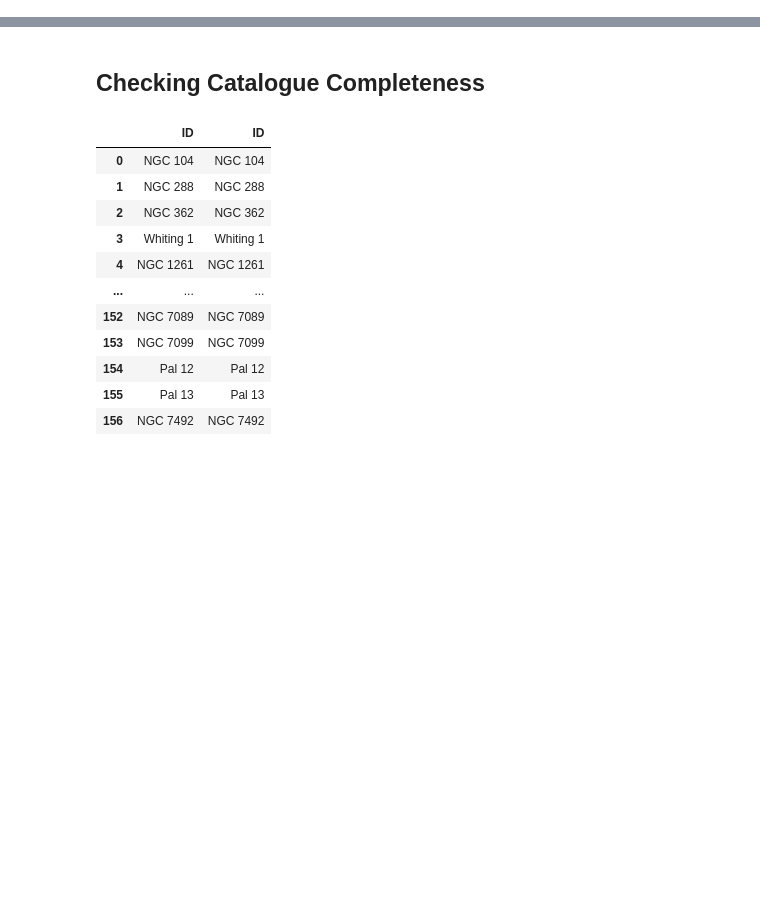
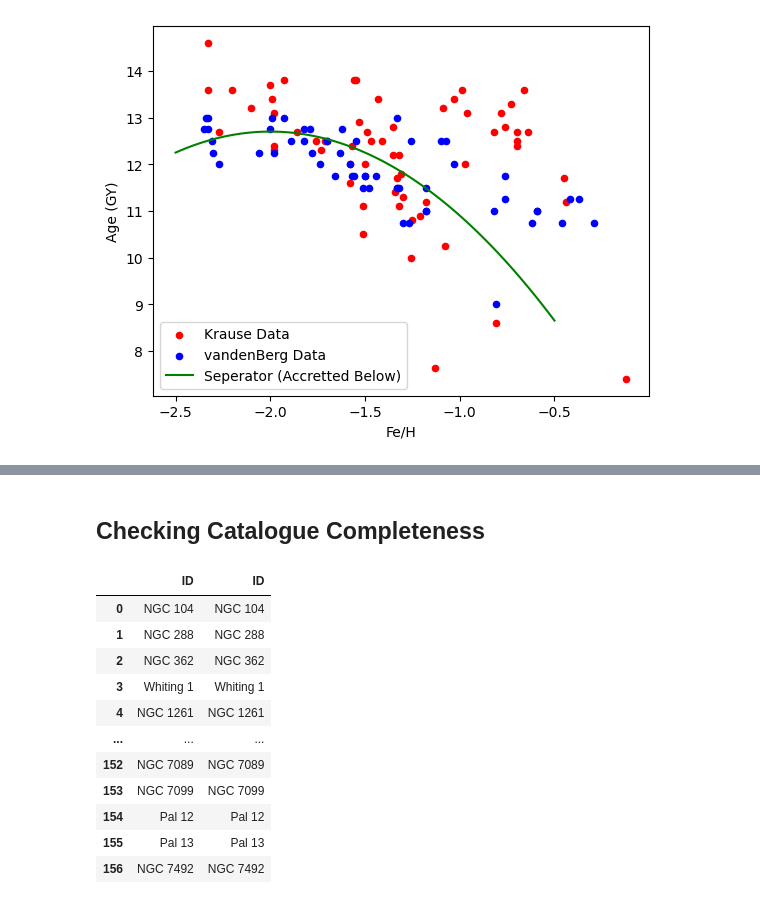
Before and after one commit to gigisheehan06-blip/3116-Comp-group2, a Jupyter notebook: gigi.ipynb, the cells around one changed output, grey strips where cells are left out. Drawn from its saved outputs; the diff is of its cells as text; code cells hidden in the pictures; blank space fills up the shorter version.

Commit message:
Remade some plots to fit paper format

```diff
--- a/gigi.ipynb
+++ b/gigi.ipynb
@@ -9,3 +9,36 @@ Harris_i = pd.read_csv('Data_Folder/HarrisPartI.csv', delimiter = ',')
 Harris_iii = pd.read_csv('Data_Folder/HarrisPartIII.csv', delimiter = ',')
 VandenBerg = pd.read_csv('Data_Folder/vandenBerg_table2.csv', delimiter = ',')
 Krause21 = pd.read_csv('Data_Folder/Krause21.csv', delimiter = ',')
+# %%
+## Extra Plot Section: Removing titles/changing font size
+
+## Creating FeH / Age plot for Krause and vandenBerg data
+
+#setting x and y data from Krause for FeH/Age plots
+Krause21x = pd.read_csv('Data_folder/Krause21.csv', usecols=['FeH'])
+Krause21y = pd.read_csv('Data_Folder/Krause21.csv', usecols=['Age'])
+#setting x and y data from vandenBerg for FeH/Age plots
+VandenBergx = pd.read_csv('Data_Folder/vandenBerg_table2.csv', usecols=['FeH'])
+VandenBergy = pd.read_csv('Data_Folder/vandenBerg_table2.csv', usecols=['Age'])
+
+#Plotting data (Age/FeH) for comparison with (Belokurov, Kravtsov, 2024) - ["In-situ vs. Accretted..." (Figure 3)]
+plt.scatter(Krause21x, Krause21y, color='red', label='Krause Data', s=20)
+plt.scatter(VandenBergx, VandenBergy, color='blue', label='vandenBerg Data', s=20)
+
+#Creating line
+b = 12.7  #peak of curve
+m = -1.8  #tightness of curve
+x = np.linspace(-2.5, -0.5, num=100)  #limits of curve
+y = m*(x+2)**2+b  #the curve (+2 shifts curve left)
+
+#Adding the line to plot
+Accretted_Line = plt.plot(x, y, color='green', label='Seperator (Accretted Below)')
+
+plt.legend()
+plt.xlabel('Fe/H')
+plt.ylabel('Age (GY)')
+
+
+plt.show()
+# %% [output]
+[figure, added]
```
Also changed, not shown: parts of 3 cells of this notebook.
